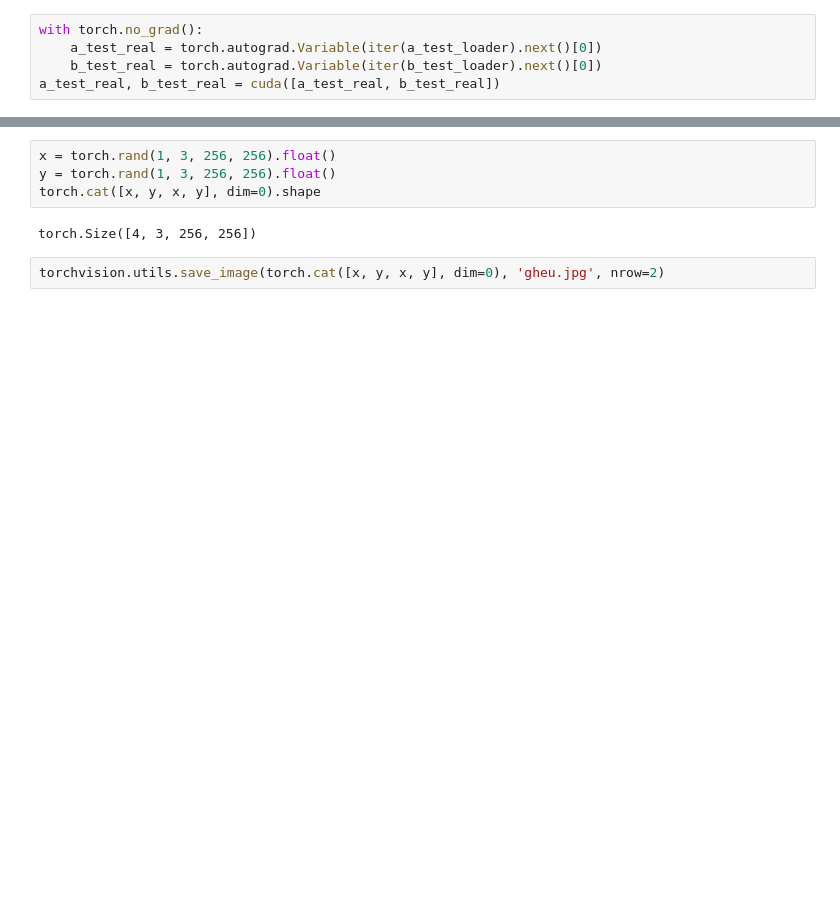
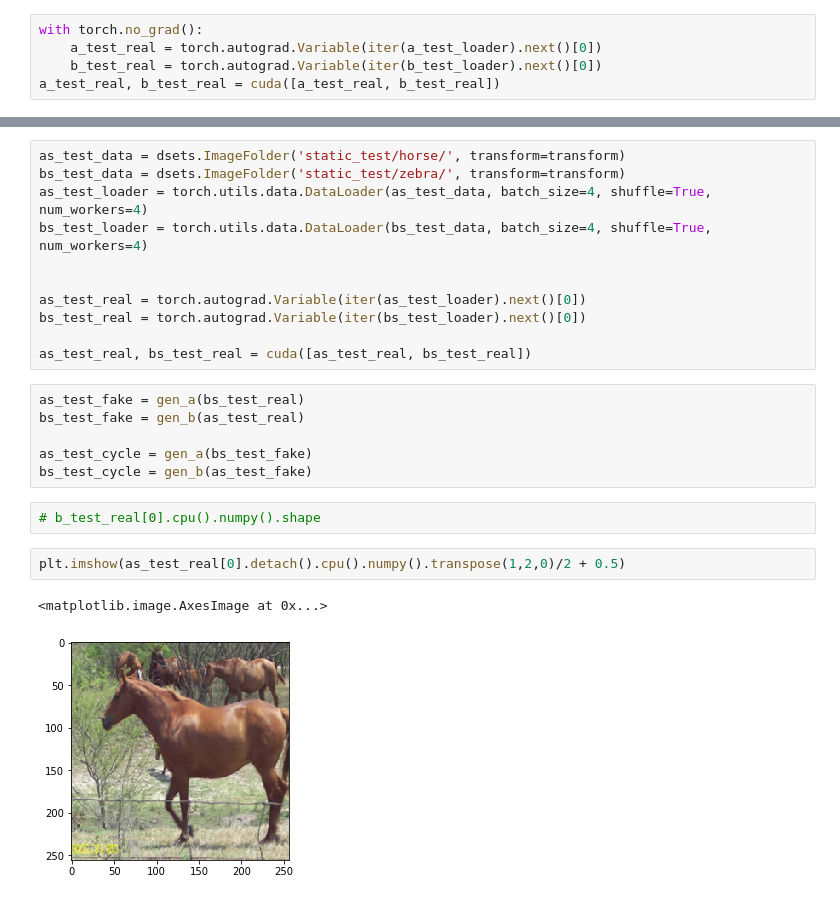
Before and after one commit to asif31iqbal/cycle-gan-pytorch, a Jupyter notebook: cycle_gan.ipynb, the cells around one changed output, grey strips where cells are left out. Saved outputs shown, nothing was run; the diff lists cells and outputs as text; blank space fills up the shorter version.

```diff
--- a/cycle_gan.ipynb
+++ b/cycle_gan.ipynb
@@ -490,8 +798,24 @@ torch.Size([1, 3, 256, 256])
-# %%
-x = torch.rand(1, 3, 256, 256).float()
-y = torch.rand(1, 3, 256, 256).float()
-torch.cat([x, y, x, y], dim=0).shape
-# %% [output]
-torch.Size([4, 3, 256, 256])
-# %%
-torchvision.utils.save_image(torch.cat([x, y, x, y], dim=0), 'gheu.jpg', nrow=2)
+# %%
+as_test_data = dsets.ImageFolder('static_test/horse/', transform=transform)
+bs_test_data = dsets.ImageFolder('static_test/zebra/', transform=transform)
+as_test_loader = torch.utils.data.DataLoader(as_test_data, batch_size=4, shuffle=True, num_workers=4)
+bs_test_loader = torch.utils.data.DataLoader(bs_test_data, batch_size=4, shuffle=True, num_workers=4)
+
+
+as_test_real = torch.autograd.Variable(iter(as_test_loader).next()[0])
+bs_test_real = torch.autograd.Variable(iter(bs_test_loader).next()[0])
+
+as_test_real, bs_test_real = cuda([as_test_real, bs_test_real])
+# %%
+as_test_fake = gen_a(bs_test_real)
+bs_test_fake = gen_b(as_test_real)
+
+as_test_cycle = gen_a(bs_test_fake)
+bs_test_cycle = gen_b(as_test_fake)
+# %%
+# b_test_real[0].cpu().numpy().shape
+# %%
+plt.imshow(as_test_real[0].detach().cpu().numpy().transpose(1,2,0)/2 + 0.5)
+# %% [output]
+<matplotlib.image.AxesImage at 0x...>
+[figure, added]
```
Also changed, not shown: parts of 23 cells of this notebook.
